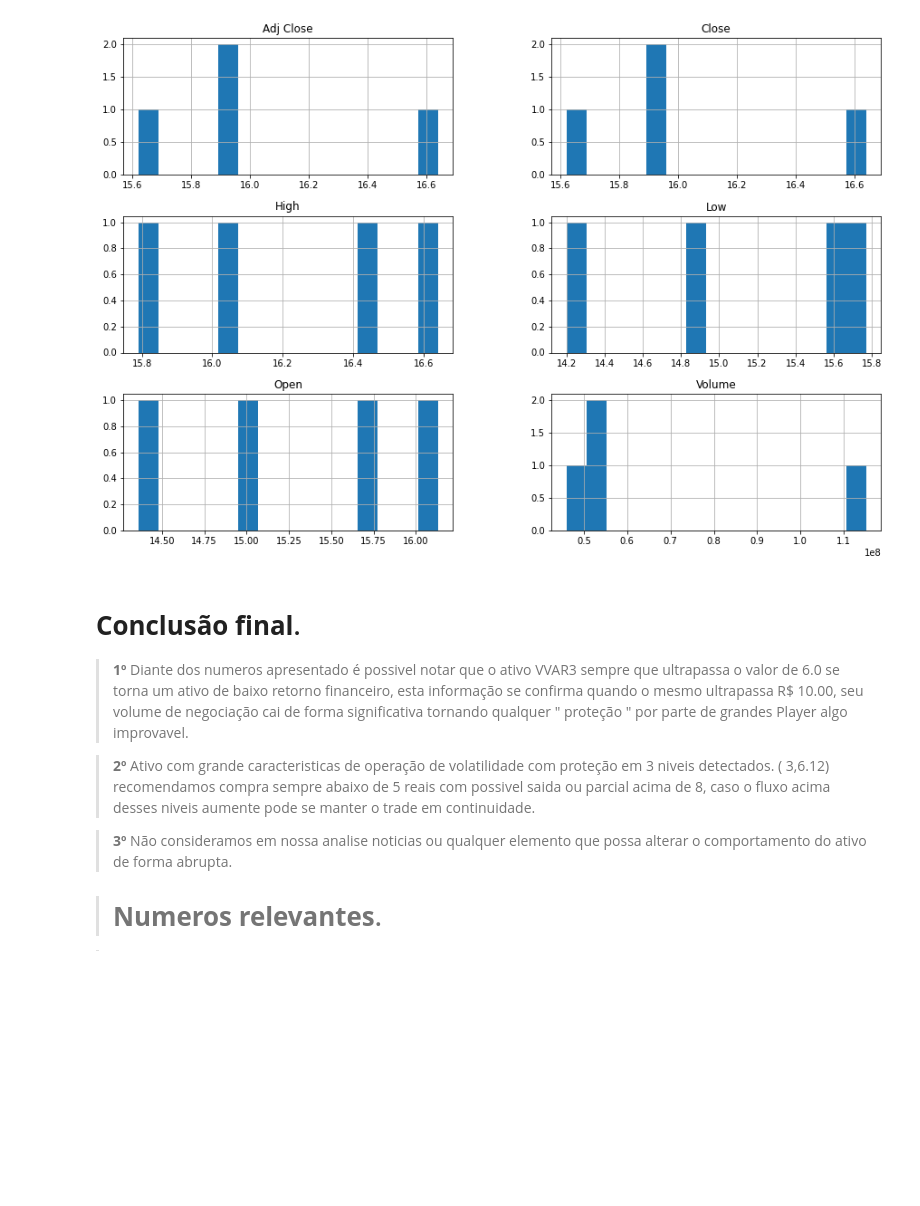
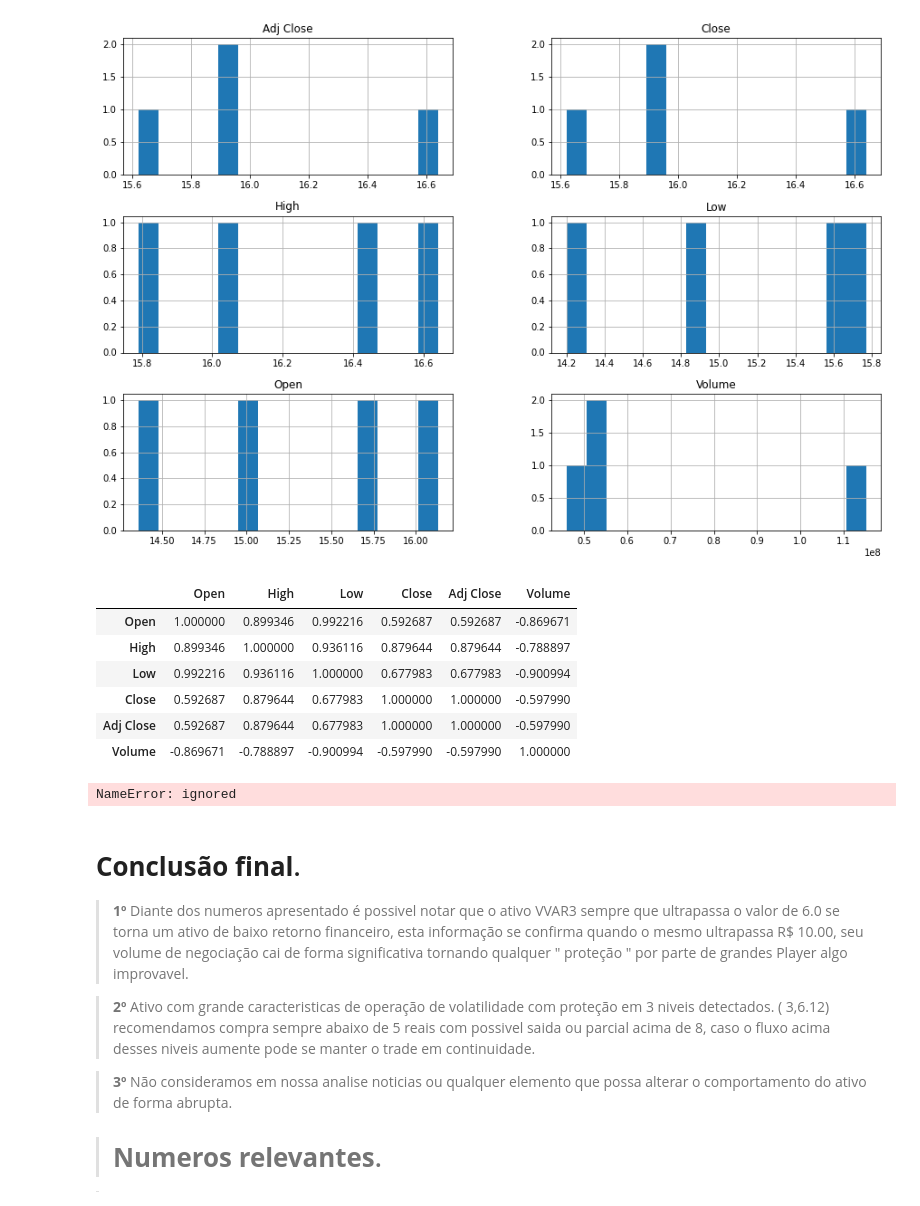
Before and after one commit to MarcioSilva34/Data_science, a Jupyter notebook: Via_varejo.ipynb, the cells around one changed output. Saved outputs shown, nothing was run; the diff lists cells and outputs as text; code cells hidden in the pictures; blank space fills up the shorter version.

```diff
--- a/Via_varejo.ipynb
+++ b/Via_varejo.ipynb
@@ -254,6 +254,23 @@ VVAR3_clean.drop(VVAR3_clean[VVAR3_clean.Close < 15.59].index, axis=0, inplace=T
 VVAR3_clean.hist(bins=15, figsize=(15,10));
 # %% [output]
 [figure]
+# %%
+# criar uma matriz de correlação
+corr = VVAR3_clean[['Open','High','Low','Close','Adj Close','Volume']].corr()
+
+display(corr)
+# %% [output]
+|  | Open | High | Low | Close | Adj Close | Volume |
+| Open | 1.000000 | 0.899346 | 0.992216 | 0.592687 | 0.592687 | -0.869671 |
+| High | 0.899346 | 1.000000 | 0.936116 | 0.879644 | 0.879644 | -0.788897 |
+| Low | 0.992216 | 0.936116 | 1.000000 | 0.677983 | 0.677983 | -0.900994 |
+| Close | 0.592687 | 0.879644 | 0.677983 | 1.000000 | 1.000000 | -0.597990 |
+| Adj Close | 0.592687 | 0.879644 | 0.677983 | 1.000000 | 1.000000 | -0.597990 |
+| Volume | -0.869671 | -0.788897 | -0.900994 | -0.597990 | -0.597990 | 1.000000 |
+# %%
+sns.heatmap(corr, cmap='RdBu', fmt='.2f', square=True, linecolor='white', annot=True);
+# %% [output]
+NameError: ignored
 # %% [markdown]
 # **Conclusão final**.
 > **1º** Diante dos numeros apresentado é possivel notar que o ativo VVAR3 sempre que ultrapassa o valor de 6.0 se torna um ativo de baixo retorno financeiro, esta informação se confirma quando o mesmo ultrapassa R$ 10.00, seu volume de negociação cai de forma significativa tornando qualquer " proteção " por parte de grandes Player algo improvavel.
```
